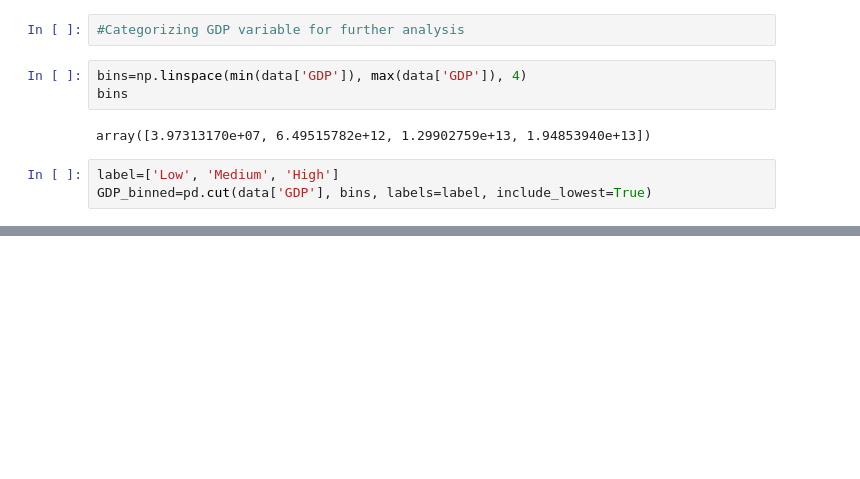
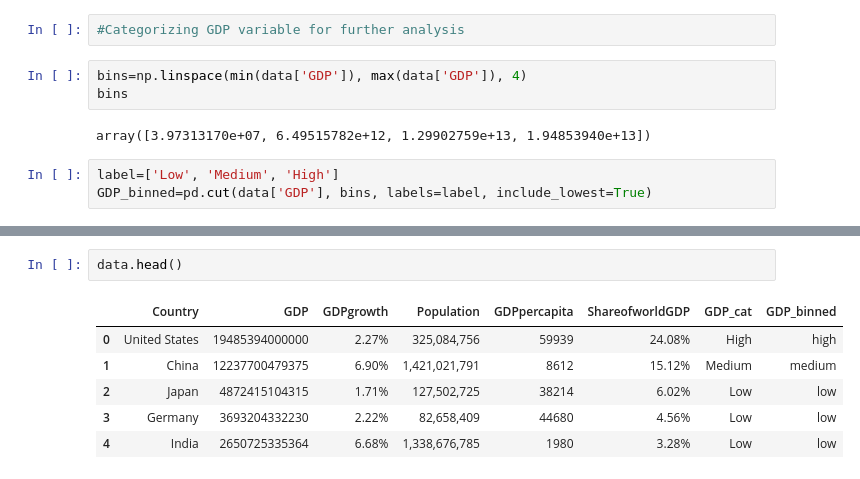
Before and after one commit to Barsha2509/Web-scraping_projects, a Jupyter notebook: GDP web scrapping.ipynb, the cells around one changed output, grey strips where cells are left out. Drawn from its saved outputs; the diff is of its cells as text; blank space fills up the shorter version.

```diff
--- a/GDP web scrapping.ipynb
+++ b/GDP web scrapping.ipynb
@@ -168,3 +213,12 @@ Name: GDP_cat, dtype: int64
+# %%
+data.head()
+# %% [output]
+|  | Country | GDP | GDPgrowth | Population | GDPpercapita | ShareofworldGDP | GDP_cat | GDP_binned |
+| 0 | United States | 19485394000000 | 2.27% | 325,084,756 | 59939 | 24.08% | High | high |
+| 1 | China | 12237700479375 | 6.90% | 1,421,021,791 | 8612 | 15.12% | Medium | medium |
+| 2 | Japan | 4872415104315 | 1.71% | 127,502,725 | 38214 | 6.02% | Low | low |
+| 3 | Germany | 3693204332230 | 2.22% | 82,658,409 | 44680 | 4.56% | Low | low |
+| 4 | India | 2650725335364 | 6.68% | 1,338,676,785 | 1980 | 3.28% | Low | low |
 # %%
 #creating distribution plot for the numerical variables
 import matplotlib.pyplot as plt
```
Also changed, not shown: parts of 14 cells of this notebook.
